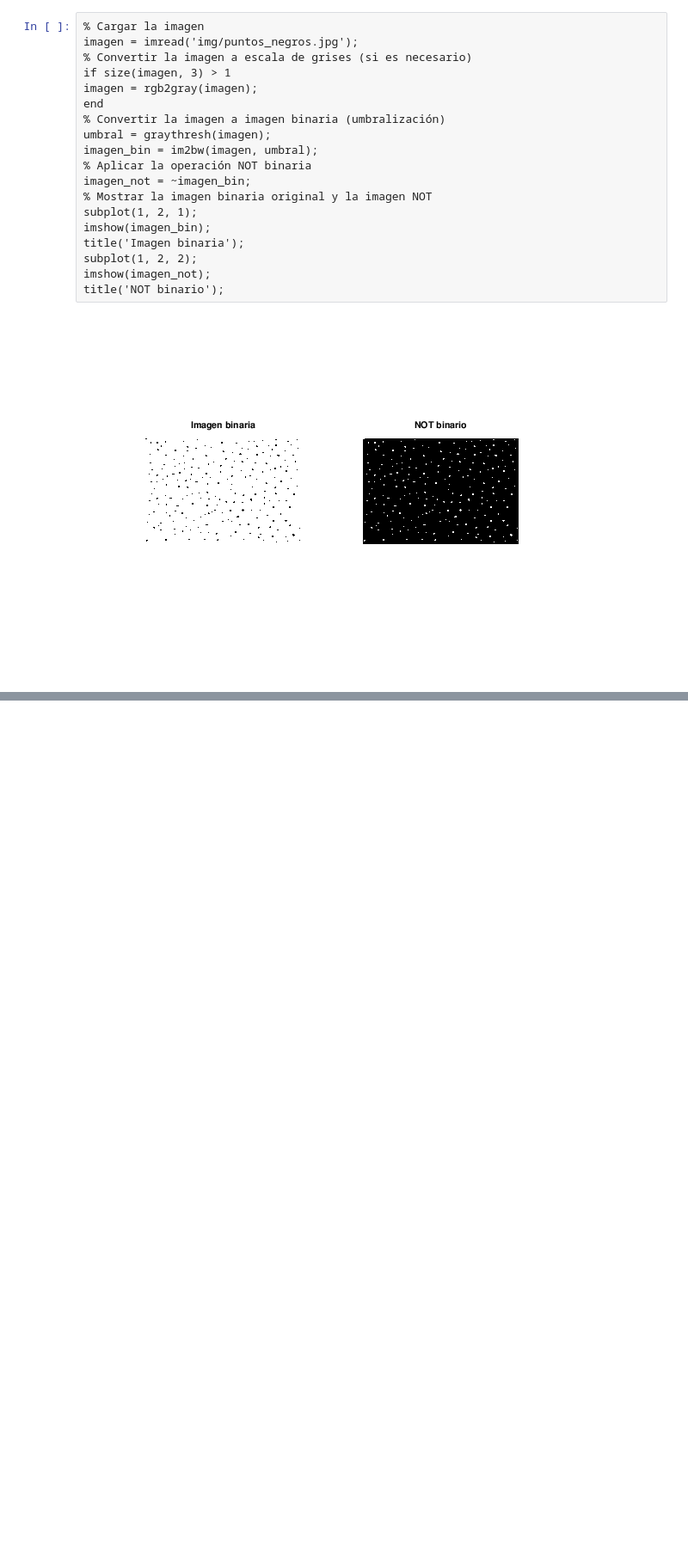
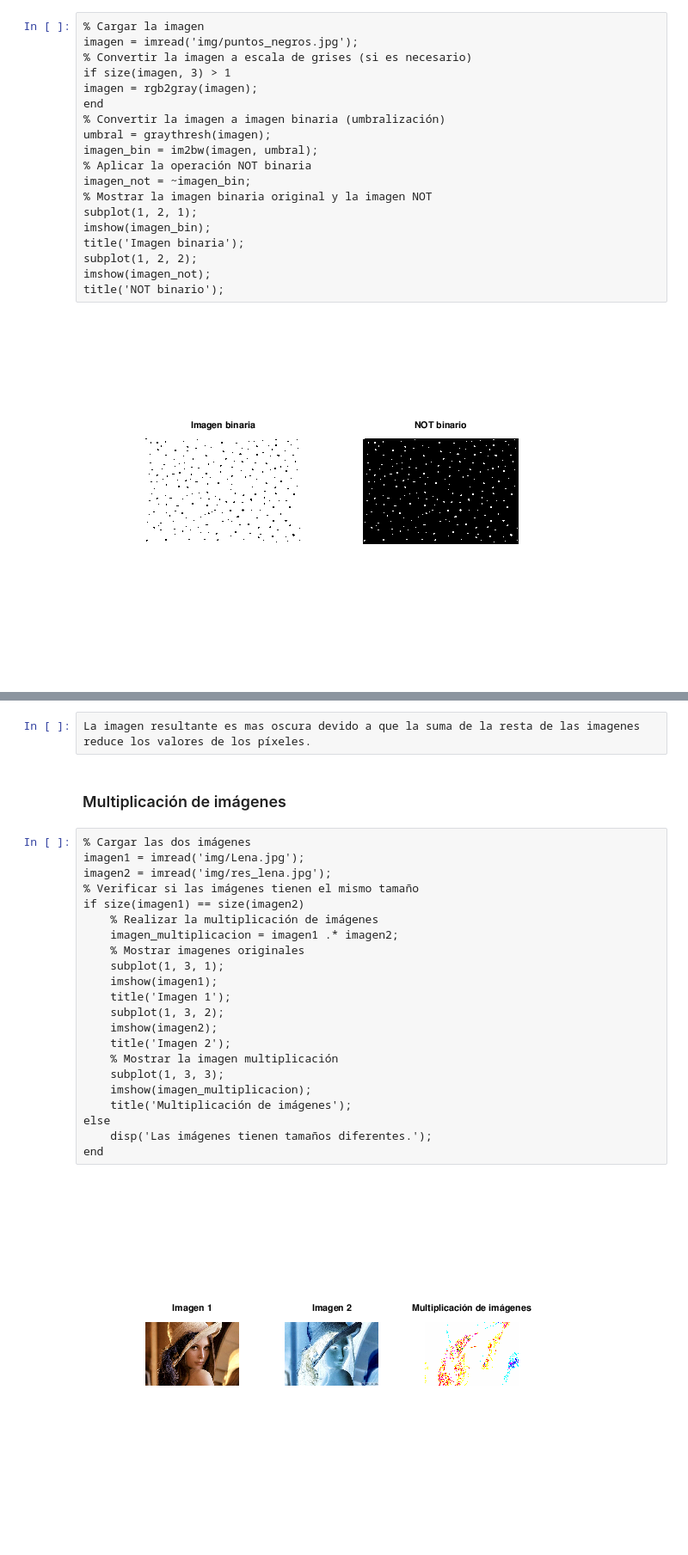
Before and after one commit to tionerJack/procesamiento_imagenes, a Jupyter notebook: operaciones_bajo_nivel.ipynb, the cells around one changed output, grey strips where cells are left out. Shown at 86% size. Saved outputs shown, nothing was run; the diff lists cells and outputs as text; blank space fills up the shorter version.

```diff
--- a/operaciones_bajo_nivel.ipynb
+++ b/operaciones_bajo_nivel.ipynb
@@ -292,0 +348,29 @@ L imagen resultante es inversa a la original
+# %%
+La imagen resultante es mas oscura devido a que la suma de la resta de las imagenes
+reduce los valores de los píxeles.
+# %% [markdown]
+### Multiplicación de imágenes
+# %%
+% Cargar las dos imágenes
+imagen1 = imread('img/Lena.jpg');
+imagen2 = imread('img/res_lena.jpg');
+% Verificar si las imágenes tienen el mismo tamaño
+if size(imagen1) == size(imagen2)
+    % Realizar la multiplicación de imágenes
+    imagen_multiplicacion = imagen1 .* imagen2;
+    % Mostrar imagenes originales
+    subplot(1, 3, 1);
+    imshow(imagen1);
+    title('Imagen 1');
+    subplot(1, 3, 2);
+    imshow(imagen2);
+    title('Imagen 2');
+    % Mostrar la imagen multiplicación
+    subplot(1, 3, 3);
+    imshow(imagen_multiplicacion);
+    title('Multiplicación de imágenes');
+else
+    disp('Las imágenes tienen tamaños diferentes.');
+end
+# %% [output]
+[figure, added]
```
Also changed, not shown: parts of 11 cells of this notebook.
